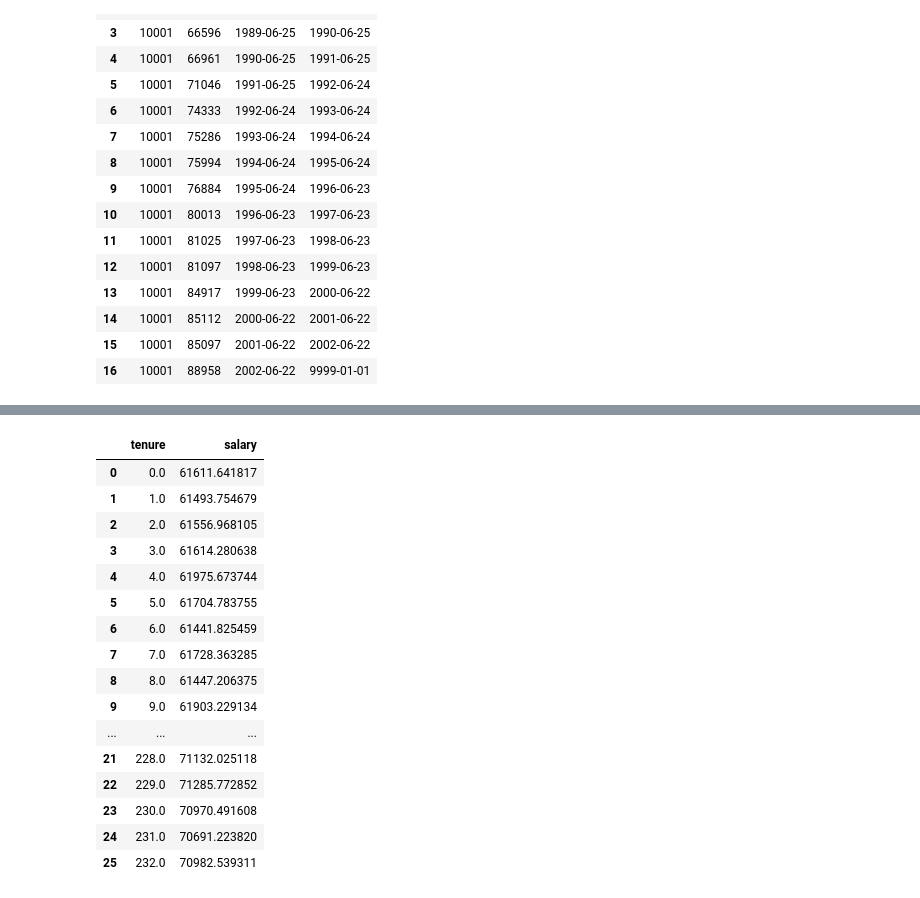
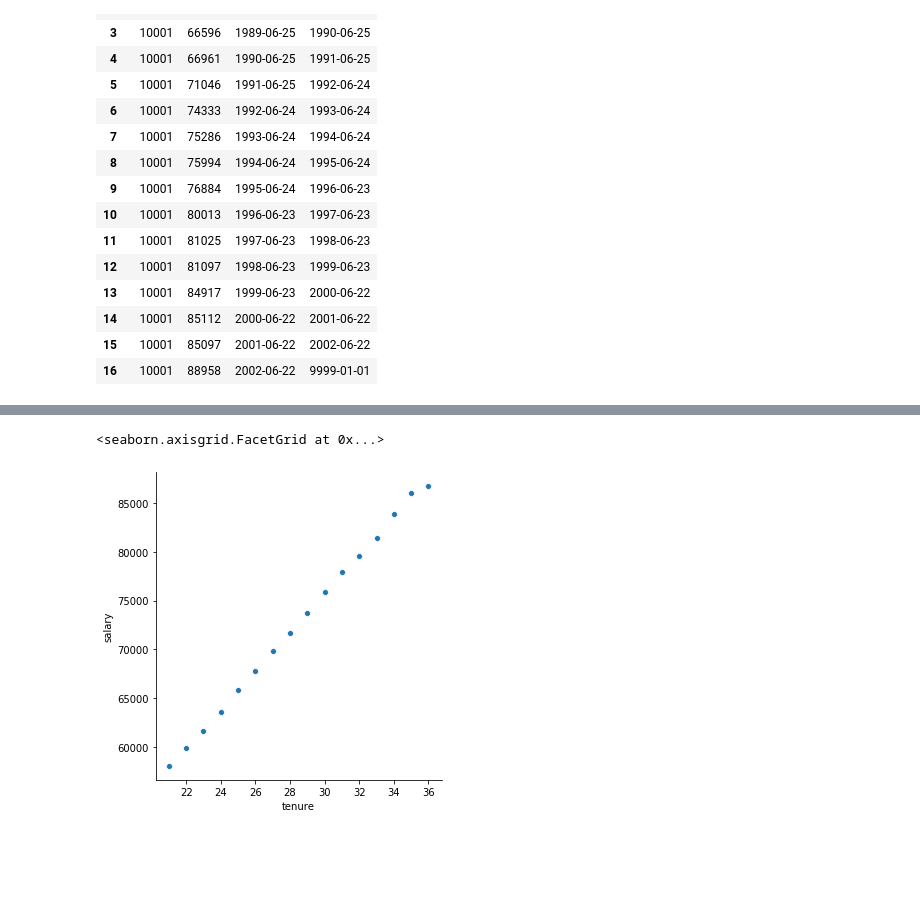
Before and after one commit to Yongliang-Shi/statistics-exercises, a Jupyter notebook: hypothesis_testing.ipynb, the cells around one changed output, grey strips where cells are left out. Saved outputs shown, nothing was run; the diff lists cells and outputs as text; code cells hidden in the pictures; blank space fills up the shorter version.

```diff
--- a/hypothesis_testing.ipynb
+++ b/hypothesis_testing.ipynb
@@ -808,0 +739,4 @@ sns.relplot(data=most_recent, x='tenure', y='salary')
+# %%
+salaries['time_span'] = ((salaries.end_date - salaries.start_date).dt.days/365).round()
+salaries['tenure'] = salaries.groupby('emp_no').time_span.cumsum()
+salaries.head(10)
@@ -808,0 +755,3 @@ sns.relplot(data=most_recent, x='tenure', y='salary')
+# %%
+salaries_wrangled = salaries
+salaries_wrangled.head(15)
@@ -808,0 +775,3 @@ sns.relplot(data=most_recent, x='tenure', y='salary')
+# %%
+salaries_wrangled = salaries_wrangled[salaries_wrangled.to_date == '9999-01-01']
+salaries_wrangled
@@ -809,22 +792,10 @@ sns.relplot(data=most_recent, x='tenure', y='salary')
 # %%
-salary_over_time = most_recent.groupby('tenure').salary.mean()
-salary_over_time = pd.DataFrame(salary_over_time)
-salary_over_time.reset_index(inplace=True)
+salary_over_tenure = salaries_wrangled.groupby('tenure').salary.mean()
+salary_over_tenure = pd.DataFrame(salary_over_tenure)
+salary_over_tenure.reset_index(inplace=True)
+
+salary_over_tenure
+sns.relplot(data=salary_over_tenure, x='tenure', y='salary')
 # %% [output]
-|  | tenure | salary |
-| 0 | 0.0 | 61611.641817 |
-| 1 | 1.0 | 61493.754679 |
-| 2 | 2.0 | 61556.968105 |
-| 3 | 3.0 | 61614.280638 |
-| 4 | 4.0 | 61975.673744 |
-| 5 | 5.0 | 61704.783755 |
-| 6 | 6.0 | 61441.825459 |
-| 7 | 7.0 | 61728.363285 |
-| 8 | 8.0 | 61447.206375 |
-| 9 | 9.0 | 61903.229134 |
-| ... | ... | ... |
-| 21 | 228.0 | 71132.025118 |
-| 22 | 229.0 | 71285.772852 |
-| 23 | 230.0 | 70970.491608 |
-| 24 | 231.0 | 70691.223820 |
-| 25 | 232.0 | 70982.539311 |
+<seaborn.axisgrid.FacetGrid at 0x...>
+[figure, added]
```
Also changed, not shown: parts of 30 cells of this notebook.
